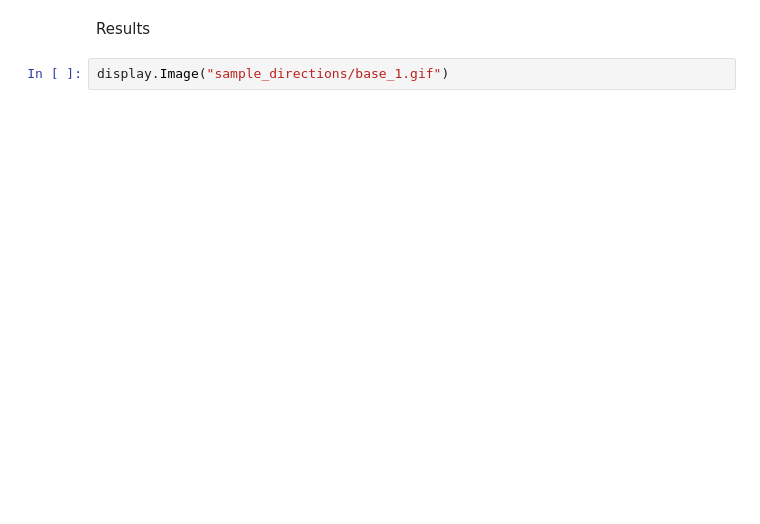
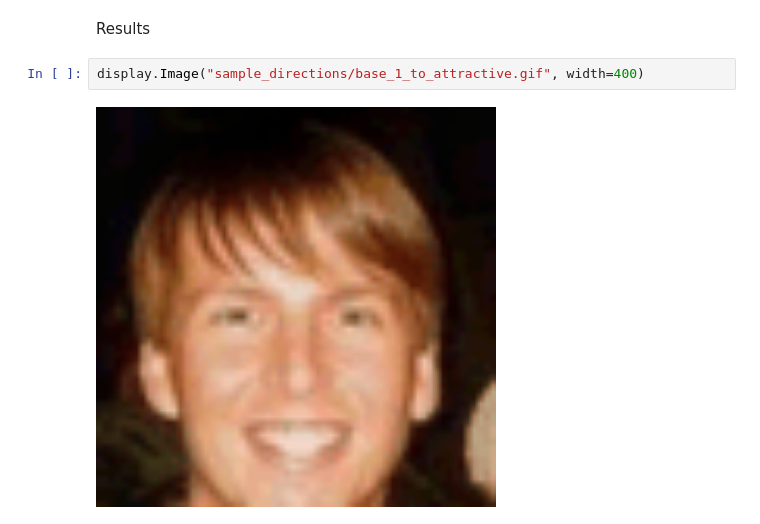
Before and after one commit to Natifick/Glow-ing-Bayes, a Jupyter notebook: Glow.ipynb, the cells around one changed output. Cells and saved outputs as stored; diff of their text form; blank space fills up the shorter version.

```diff
--- a/Glow.ipynb
+++ b/Glow.ipynb
@@ -750,4 +771,6 @@ IndexError: index 32928 is out of bounds for axis 0 with size 19867
 # %% [markdown]
 Results
 # %%
-display.Image("sample_directions/base_1.gif")
+display.Image("sample_directions/base_1_to_attractive.gif", width=400)
+# %% [output]
+[figure, added]
```
Also changed, not shown: parts of 8 cells of this notebook, 5 other files.
